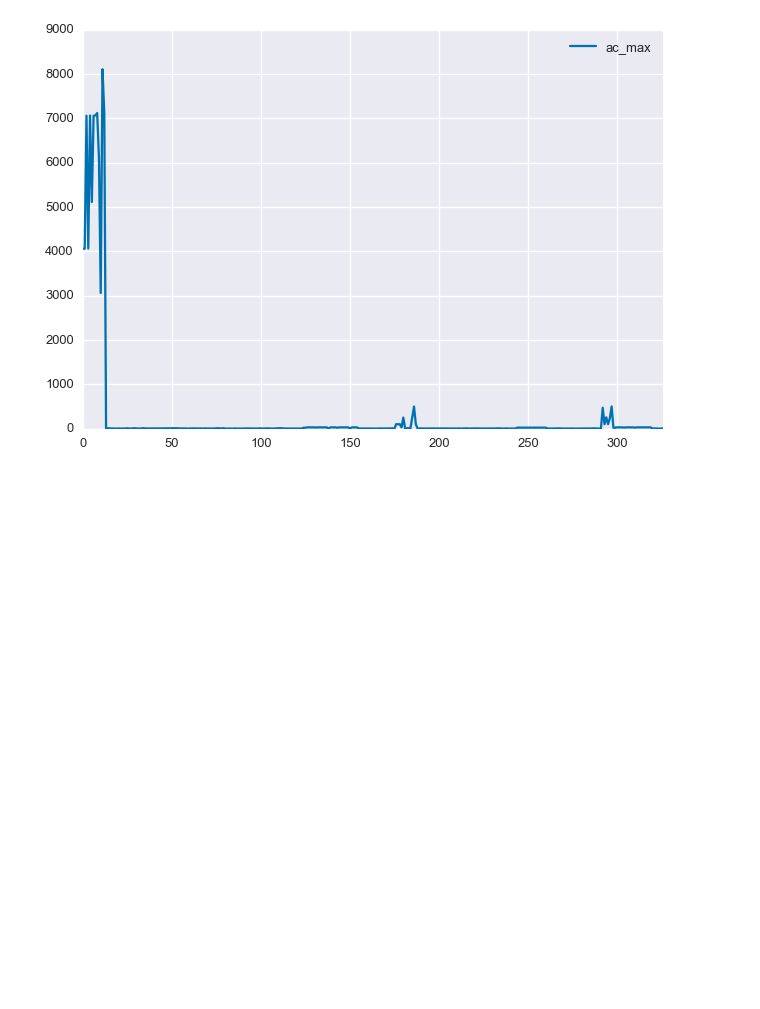
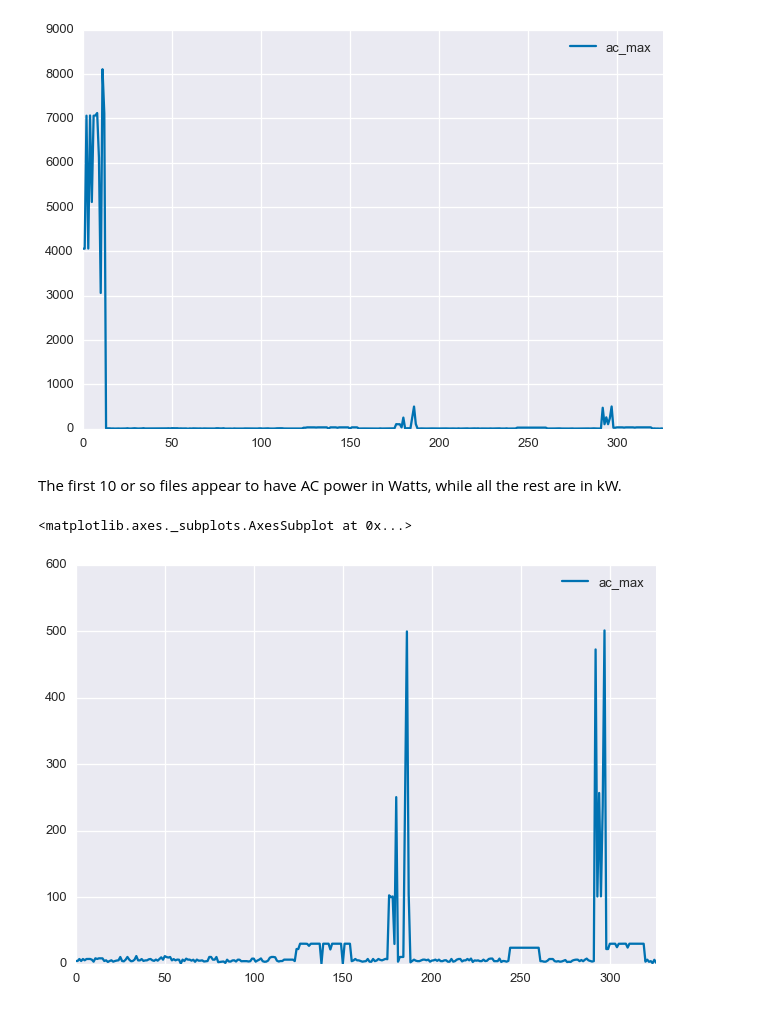
Before and after one commit to bmeyers/SolarForecasting, a Jupyter notebook: Summary_of_files.ipynb, the cells around one changed output. Drawn from its saved outputs; the diff is of its cells as text; code cells hidden in the pictures; blank space fills up the shorter version.

```diff
--- a/Summary_of_files.ipynb
+++ b/Summary_of_files.ipynb
@@ -51,3 +51,15 @@ summary.plot(y='ac_max')
 # %% [output]
 <matplotlib.axes._subplots.AxesSubplot at 0x...>
 [figure]
+# %% [markdown]
+The first 10 or so files appear to have AC power in Watts, while all the rest are in kW.
+# %%
+summary.loc[summary['ac_max'] > 2000, ['ac_max']] = summary.loc[summary['ac_max'] > 2000, ['ac_max']] / 1000.
+summary.loc[summary['ac_max'] > 2000, ['ac_max']] = summary.loc[summary['ac_min'] > 2000, ['ac_max']] / 1000.
+summary.loc[summary['ac_max'] > 2000, ['ac_max']] = summary.loc[summary['ac_avg'] > 2000, ['ac_max']] / 1000.
+summary.loc[summary['ac_max'] > 2000, ['ac_max']] = summary.loc[summary['ac_stdev'] > 2000, ['ac_max']] / 1000.
+# %%
+summary.plot(y='ac_max')
+# %% [output]
+<matplotlib.axes._subplots.AxesSubplot at 0x...>
+[figure, added]
```
Also changed, not shown: parts of 1 cell of this notebook.
